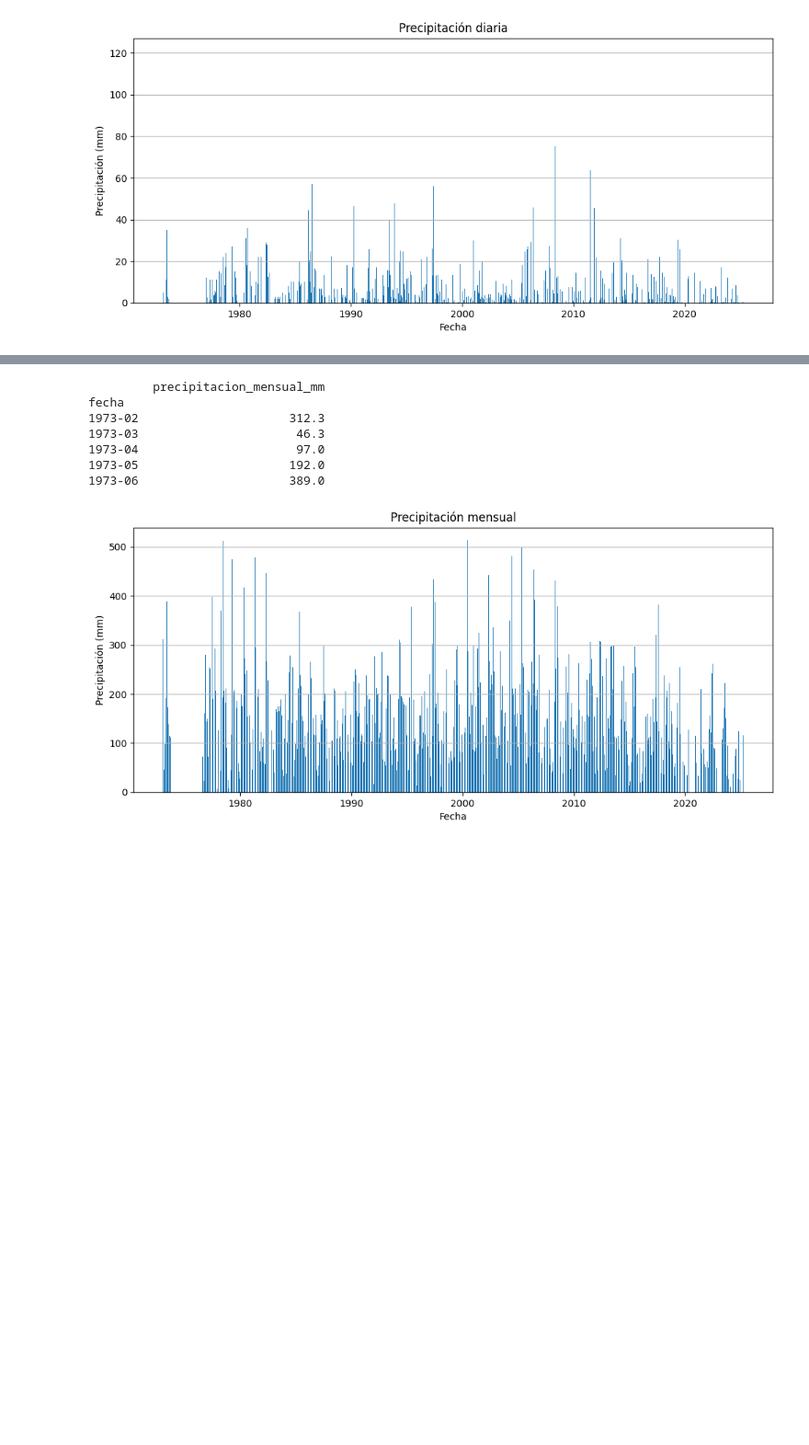
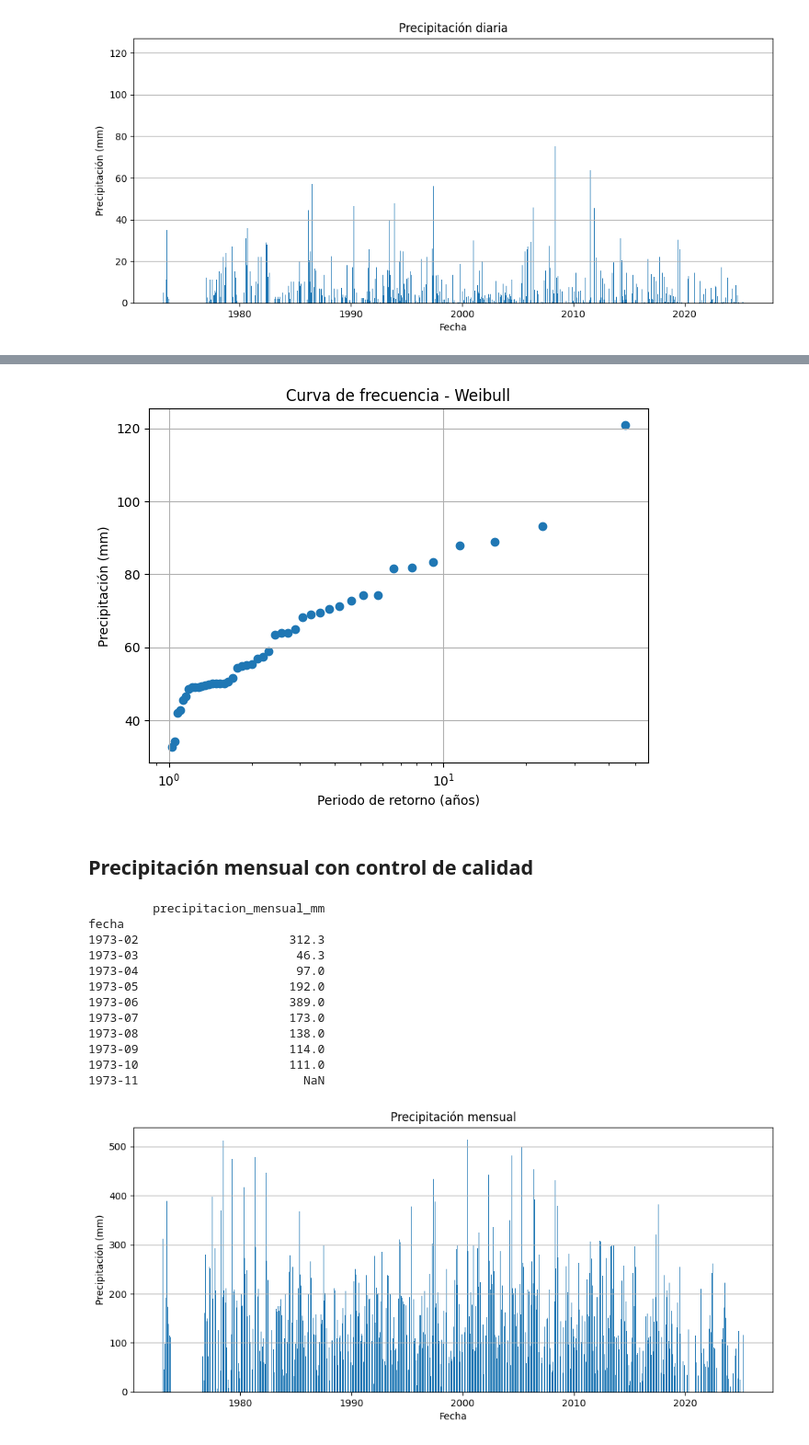
Before and after one commit to matiasalz/RIO-ITATA, a Jupyter notebook: 02_Probabilidad_estadística.ipynb, the cells around one changed output, grey strips where cells are left out. Shown at 92% size. Cells and saved outputs as stored; diff of their text form; code cells hidden in the pictures; blank space fills up the shorter version.

```diff
--- a/02_Probabilidad_estadística.ipynb
+++ b/02_Probabilidad_estadística.ipynb
@@ -148,0 +232,20 @@ plt.show()
+# %%
+serie = max_anual["precipitacion_max_diaria_anual_mm"].dropna()
+
+# ordenar
+serie = serie.sort_values(ascending=False).reset_index(drop=True)
+
+n = len(serie)
+m = np.arange(1, n+1)
+
+T = (n + 1) / m
+P = 1 / T
+
+df_weibull = pd.DataFrame({
+    "precipitacion_mm": serie,
+    "rank": m,
+    "T": T,
+    "P_excedencia": P
+})
+
+print(df_weibull)
@@ -149,3 +270,20 @@ plt.show()
+# %%
+plt.figure(figsize=(7,5))
+
+plt.scatter(df_weibull["T"], df_weibull["precipitacion_mm"])
+
+plt.xscale("log")
+
+plt.xlabel("Periodo de retorno (años)")
+plt.ylabel("Precipitación (mm)")
+plt.title("Curva de frecuencia - Weibull")
+
+plt.grid(True)
+plt.show()
+# %% [output]
+[figure, added]
+# %% [markdown]
+## Precipitación mensual con control de calidad
 # %%
 
 
@@ -175,7 +313,7 @@ ts_mensual = ts_mensual.to_frame(name="precipitacion_mensual_mm")
 ts_mensual.index = ts_mensual.index.to_period("M")
 
 
-print(ts_mensual.head())
+print(ts_mensual.head(10))
 # %% [output]
          precipitacion_mensual_mm
 fecha
@@ -184,6 +322,11 @@ fecha
 1973-04                      97.0
 1973-05                     192.0
 1973-06                     389.0
+1973-07                     173.0
+1973-08                     138.0
+1973-09                     114.0
+1973-10                     111.0
+1973-11                       NaN
 # %%
 
 plt.figure(figsize=(12,5))
```
Also changed, not shown: parts of 17 cells of this notebook.
